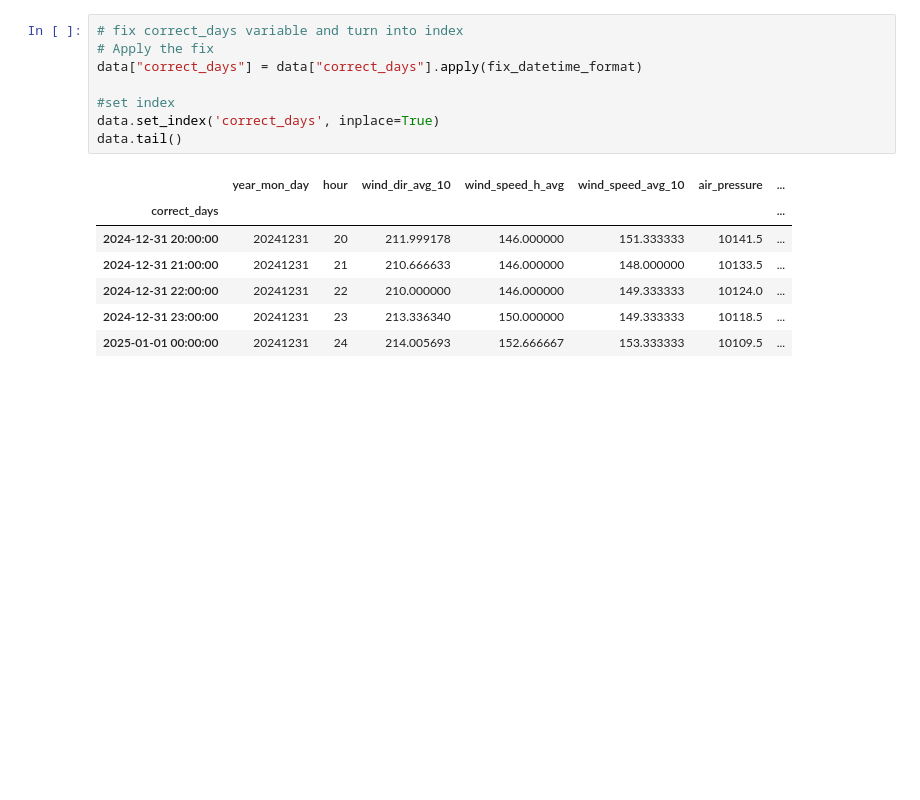
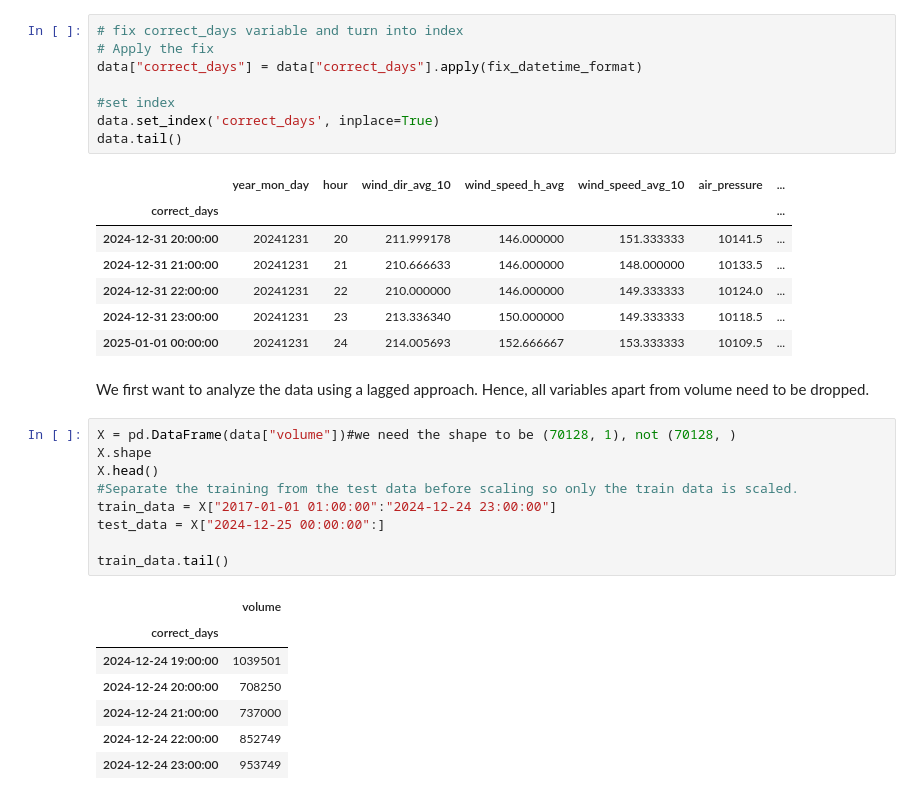
Before and after one commit to benrodion/Watts-next, a Jupyter notebook: LSTM.ipynb, the cells around one changed output. Cells and saved outputs as stored; diff of their text form; blank space fills up the shorter version.

```diff
--- a/LSTM.ipynb
+++ b/LSTM.ipynb
@@ -52,3 +52,22 @@ data.tail()
 | 2024-12-31 22:00:00 | 20241231 | 22 | 210.000000 | 146.000000 | 149.333333 | 10124.0 | ... |
 | 2024-12-31 23:00:00 | 20241231 | 23 | 213.336340 | 150.000000 | 149.333333 | 10118.5 | ... |
 | 2025-01-01 00:00:00 | 20241231 | 24 | 214.005693 | 152.666667 | 153.333333 | 10109.5 | ... |
+# %% [markdown]
+We first want to analyze the data using a lagged approach. Hence, all variables apart from volume need to be dropped.
+# %%
+X = pd.DataFrame(data["volume"])#we need the shape to be (70128, 1), not (70128, )
+X.shape
+X.head()
+#Separate the training from the test data before scaling so only the train data is scaled.
+train_data = X["2017-01-01 01:00:00":"2024-12-24 23:00:00"]
+test_data = X["2024-12-25 00:00:00":]
+
+train_data.tail()
+# %% [output]
+|  | volume |
+| correct_days |  |
+| 2024-12-24 19:00:00 | 1039501 |
+| 2024-12-24 20:00:00 | 708250 |
+| 2024-12-24 21:00:00 | 737000 |
+| 2024-12-24 22:00:00 | 852749 |
+| 2024-12-24 23:00:00 | 953749 |
```
Also changed, not shown: parts of 10 cells of this notebook, 1 other file.
